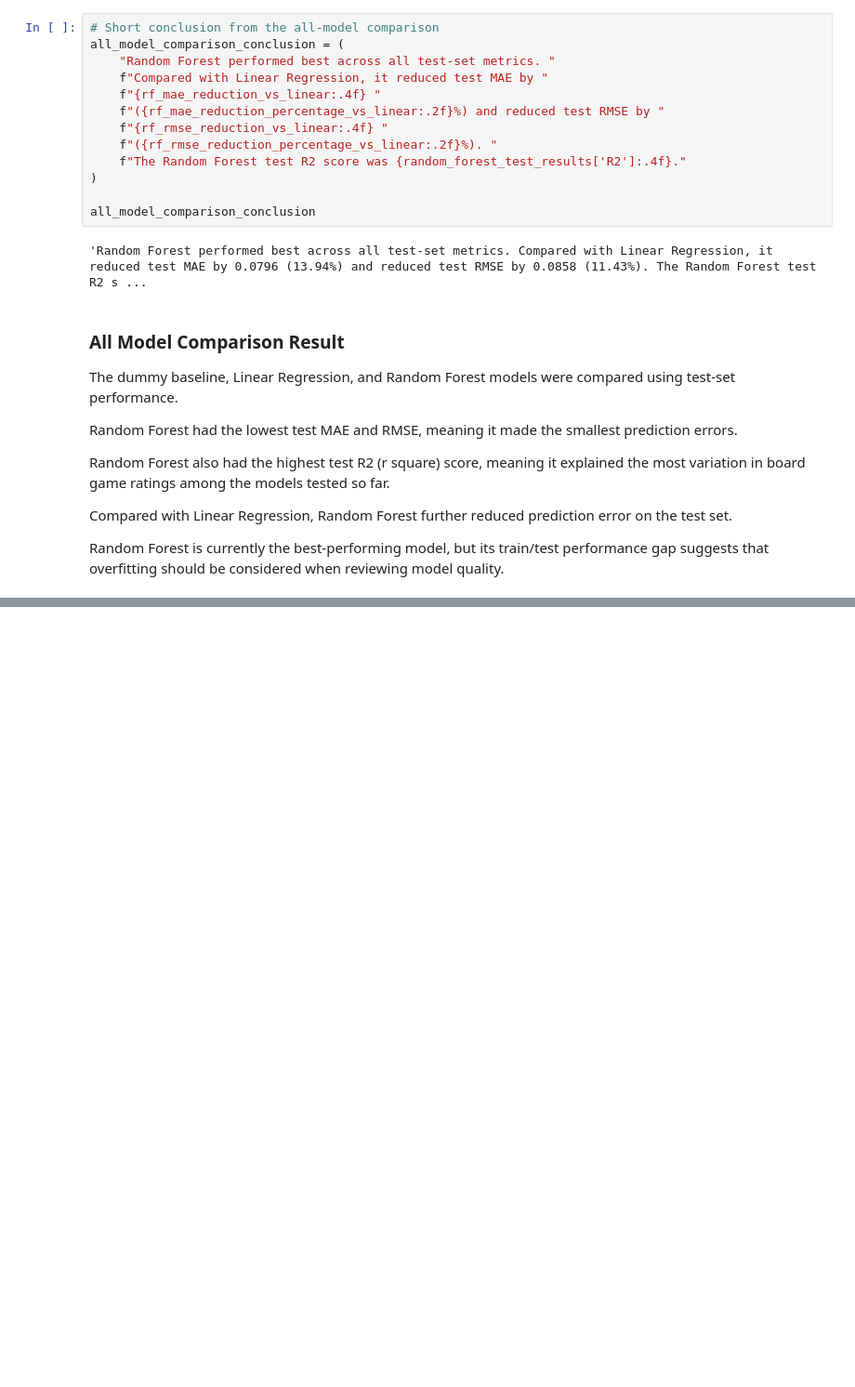
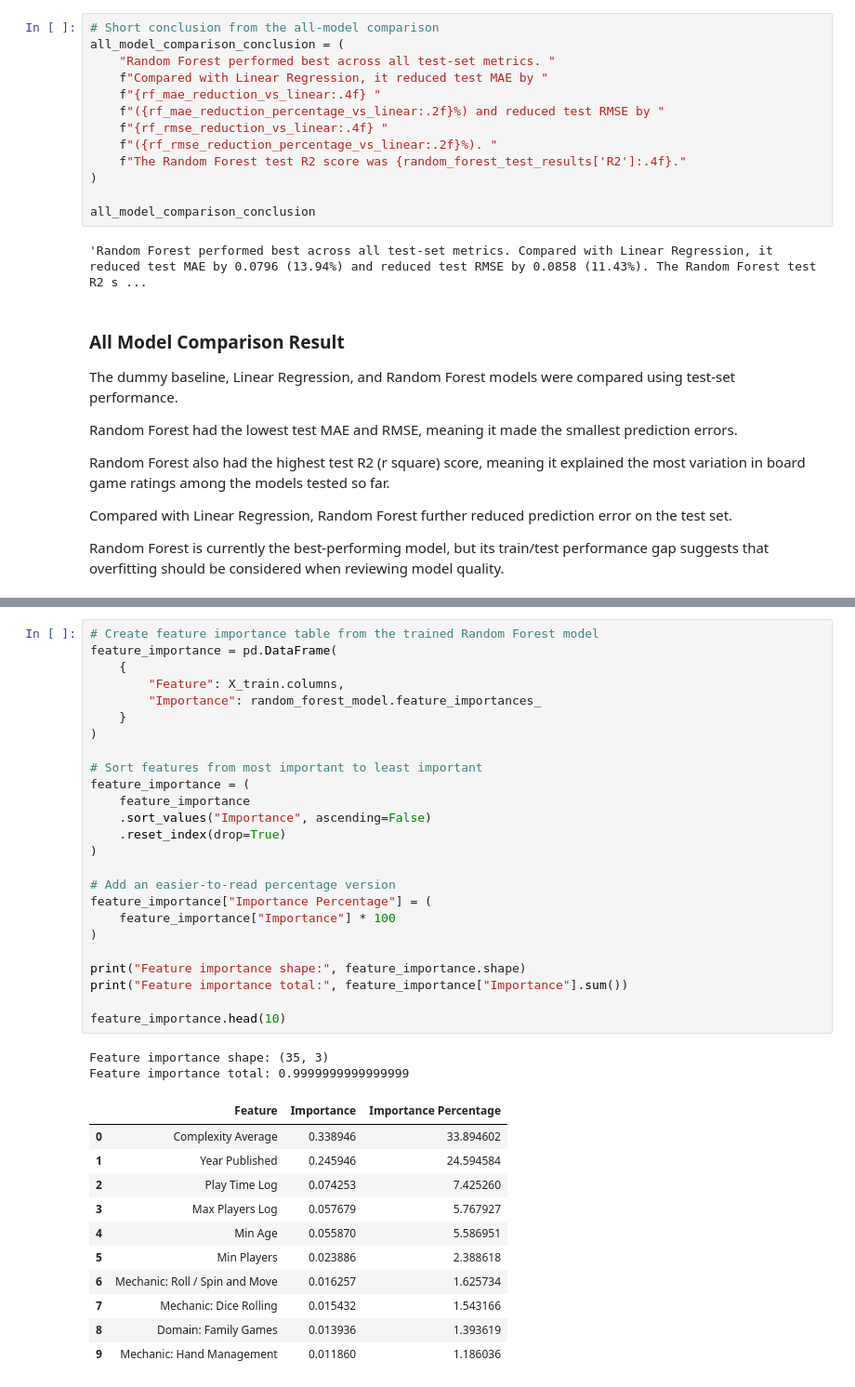
Before and after one commit to Agnogh/board-game-rating-predictor, a Jupyter notebook: notebooks/06_model_improvement_and_selection.ipynb, the cells around one changed output, grey strips where cells are left out. Shown at 93% size. Drawn from its saved outputs; the diff is of its cells as text; blank space fills up the shorter version.

```diff
--- a/notebooks/06_model_improvement_and_selection.ipynb
+++ b/notebooks/06_model_improvement_and_selection.ipynb
@@ -600,0 +613,39 @@ Random Forest is currently the best-performing model, but its train/test perform
+# %%
+# Create feature importance table from the trained Random Forest model
+feature_importance = pd.DataFrame(
+    {
+        "Feature": X_train.columns,
+        "Importance": random_forest_model.feature_importances_
+    }
+)
+
+# Sort features from most important to least important
+feature_importance = (
+    feature_importance
+    .sort_values("Importance", ascending=False)
+    .reset_index(drop=True)
+)
+
+# Add an easier-to-read percentage version
+feature_importance["Importance Percentage"] = (
+    feature_importance["Importance"] * 100
+)
+
+print("Feature importance shape:", feature_importance.shape)
+print("Feature importance total:", feature_importance["Importance"].sum())
+
+feature_importance.head(10)
+# %% [output]
+Feature importance shape: (35, 3)
+Feature importance total: 0.9999999999999999
+|  | Feature | Importance | Importance Percentage |
+| 0 | Complexity Average | 0.338946 | 33.894602 |
+| 1 | Year Published | 0.245946 | 24.594584 |
+| 2 | Play Time Log | 0.074253 | 7.425260 |
+| 3 | Max Players Log | 0.057679 | 5.767927 |
+| 4 | Min Age | 0.055870 | 5.586951 |
+| 5 | Min Players | 0.023886 | 2.388618 |
+| 6 | Mechanic: Roll / Spin and Move | 0.016257 | 1.625734 |
+| 7 | Mechanic: Dice Rolling | 0.015432 | 1.543166 |
+| 8 | Domain: Family Games | 0.013936 | 1.393619 |
+| 9 | Mechanic: Hand Management | 0.011860 | 1.186036 |
```
Also changed, not shown: parts of 11 cells of this notebook, 1 other file.
